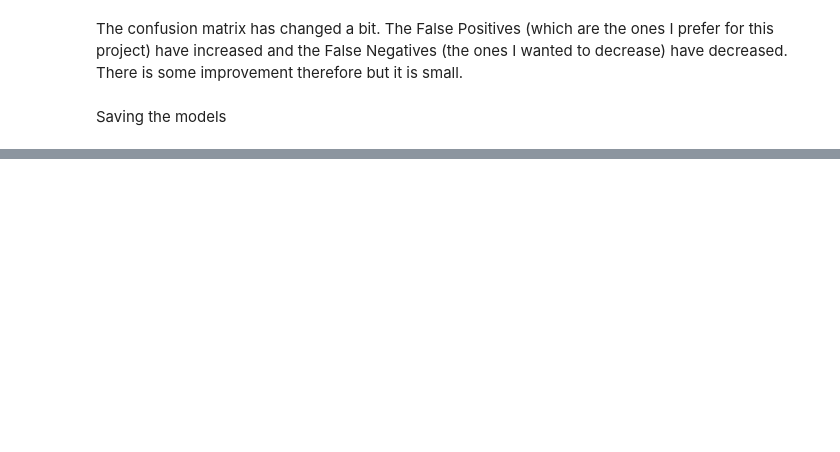
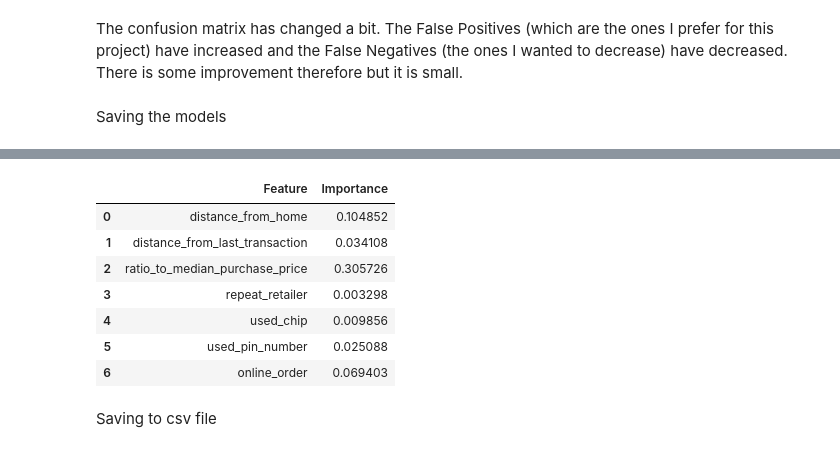
Before and after one commit to Ankourii/Fraud_prediction, a Jupyter notebook: notebooks/model.ipynb, the cells around one changed output, grey strips where cells are left out. Saved outputs shown, nothing was run; the diff lists cells and outputs as text; code cells hidden in the pictures; blank space fills up the shorter version.

```diff
--- a/notebooks/model.ipynb
+++ b/notebooks/model.ipynb
@@ -325,0 +425,14 @@ Saving the models
+# %%
+feature_importance = pd.DataFrame({
+    'Feature': X.columns,
+    'Importance': perm_importance.importances_mean})
+feature_importance
+# %% [output]
+|  | Feature | Importance |
+| 0 | distance_from_home | 0.104852 |
+| 1 | distance_from_last_transaction | 0.034108 |
+| 2 | ratio_to_median_purchase_price | 0.305726 |
+| 3 | repeat_retailer | 0.003298 |
+| 4 | used_chip | 0.009856 |
+| 5 | used_pin_number | 0.025088 |
+| 6 | online_order | 0.069403 |
@@ -325,0 +441,2 @@ Saving the models
+# %% [markdown]
+Saving to csv file
```
Also changed, not shown: parts of 14 cells of this notebook, 3 other files.
